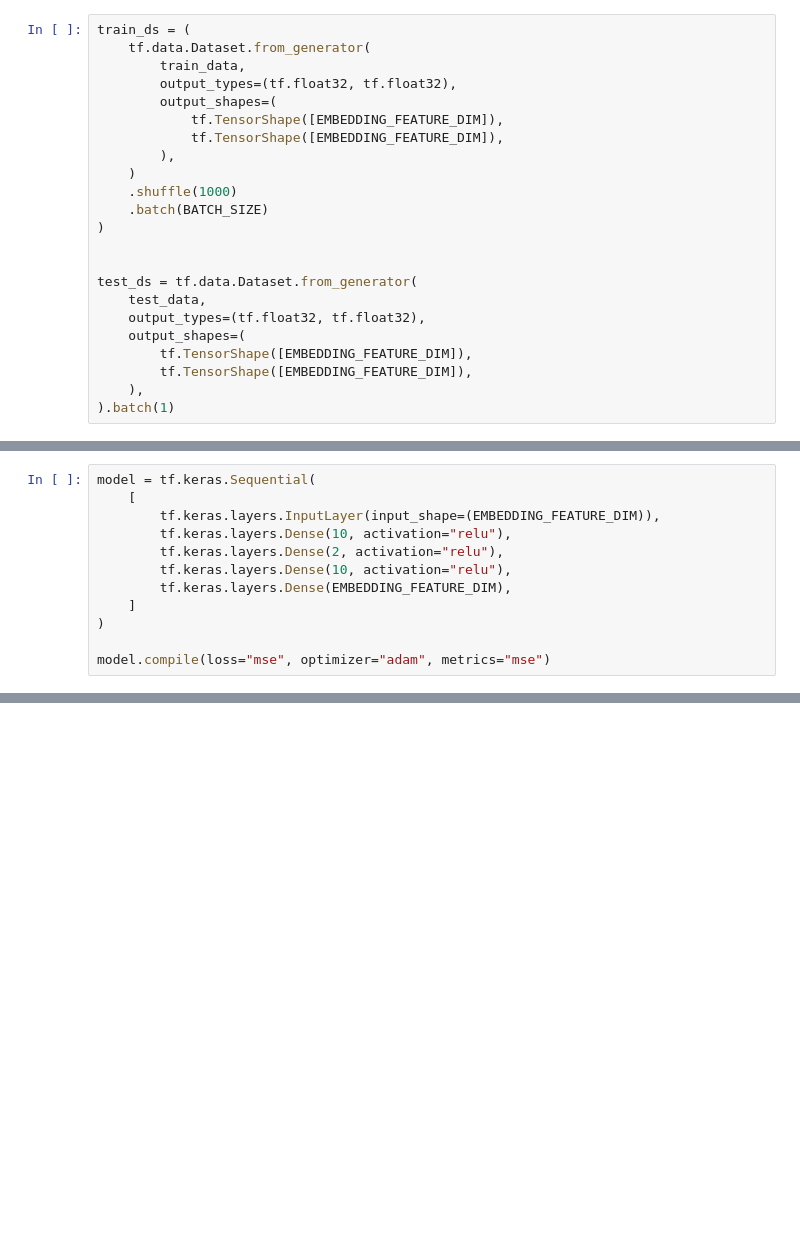
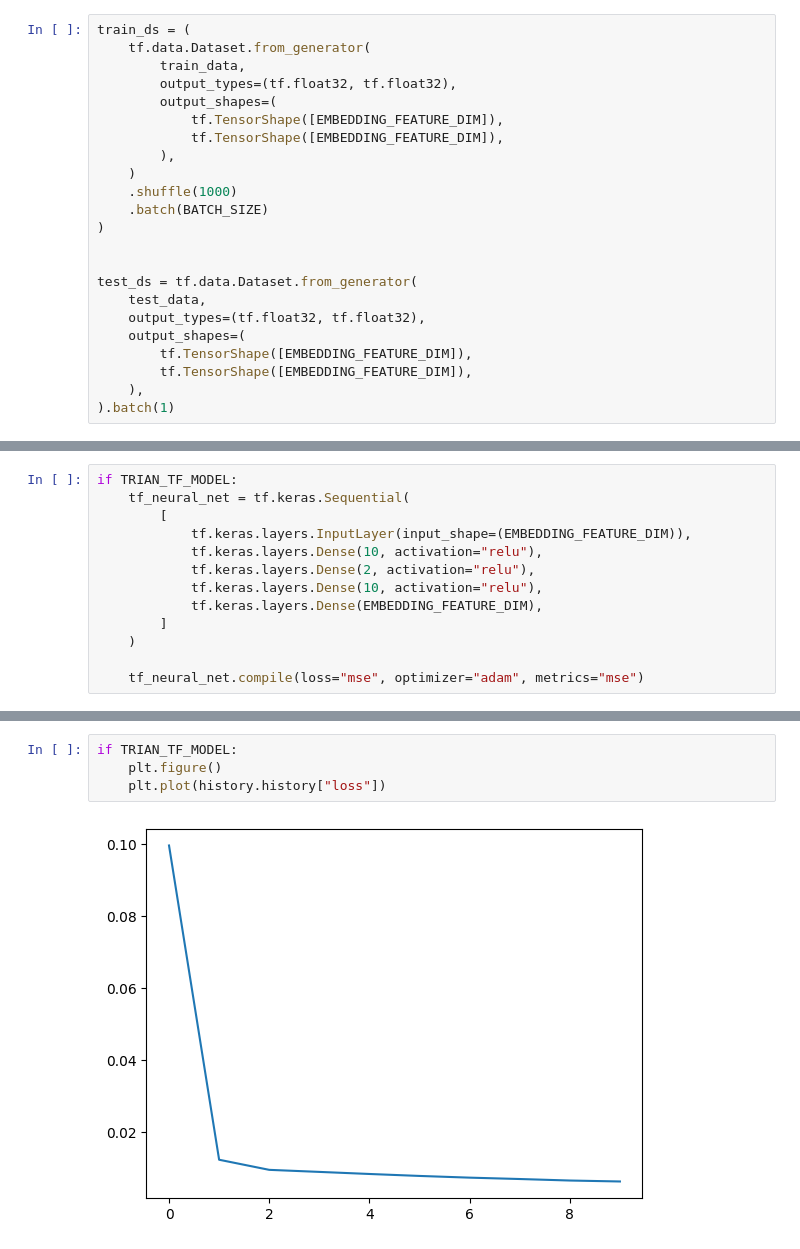
Before and after one commit to arshad171/iot-rads, a Jupyter notebook: test_anomaly_detection.ipynb, the cells around one changed output, grey strips where cells are left out. Drawn from its saved outputs; the diff is of its cells as text; blank space fills up the shorter version.

```diff
--- a/test_anomaly_detection.ipynb
+++ b/test_anomaly_detection.ipynb
@@ -48,12 +83,13 @@ test_ds = tf.data.Dataset.from_generator(
 # %%
-model = tf.keras.Sequential(
-    [
-        tf.keras.layers.InputLayer(input_shape=(EMBEDDING_FEATURE_DIM)),
-        tf.keras.layers.Dense(10, activation="relu"),
-        tf.keras.layers.Dense(2, activation="relu"),
-        tf.keras.layers.Dense(10, activation="relu"),
-        tf.keras.layers.Dense(EMBEDDING_FEATURE_DIM),
-    ]
-)
+if TRIAN_TF_MODEL:
+    tf_neural_net = tf.keras.Sequential(
+        [
+            tf.keras.layers.InputLayer(input_shape=(EMBEDDING_FEATURE_DIM)),
+            tf.keras.layers.Dense(10, activation="relu"),
+            tf.keras.layers.Dense(2, activation="relu"),
+            tf.keras.layers.Dense(10, activation="relu"),
+            tf.keras.layers.Dense(EMBEDDING_FEATURE_DIM),
+        ]
+    )
 
-model.compile(loss="mse", optimizer="adam", metrics="mse")
+    tf_neural_net.compile(loss="mse", optimizer="adam", metrics="mse")
@@ -146,0 +201,6 @@ Epoch 5/10
+# %%
+if TRIAN_TF_MODEL:
+    plt.figure()
+    plt.plot(history.history["loss"])
+# %% [output]
+[figure, added]
```
Also changed, not shown: parts of 11 cells of this notebook, 3 other files.
